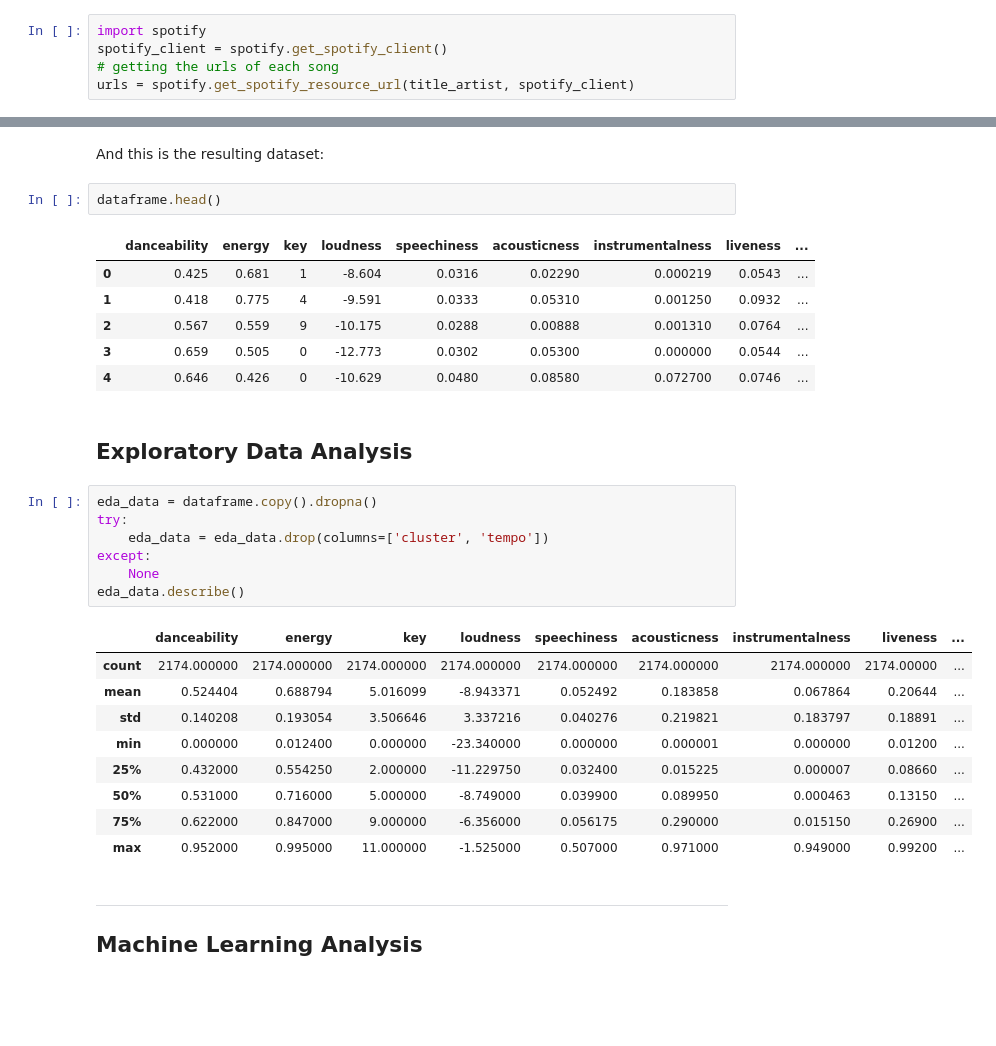
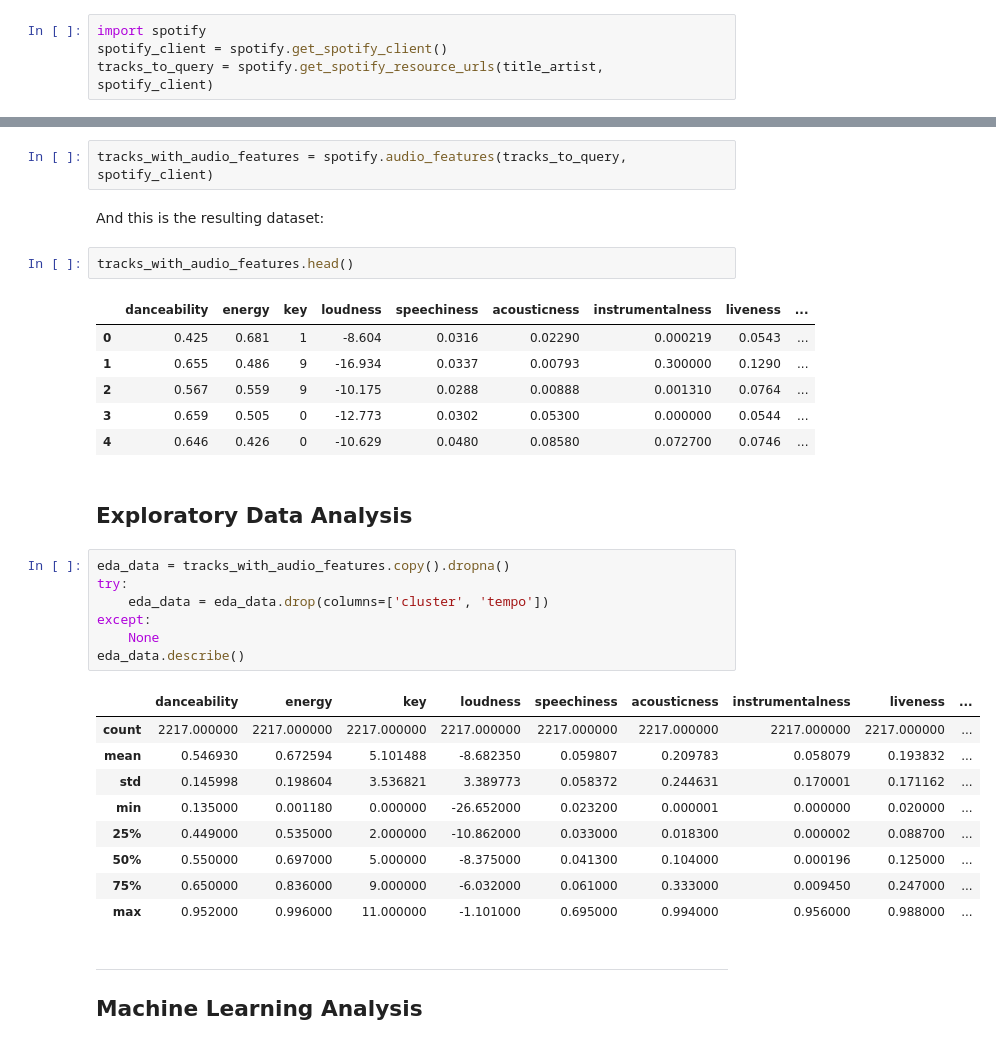
Before and after one commit to uic-cs418/cs418-s20-the-diatonics, a Jupyter notebook: CS418-Project.ipynb, the cells around one changed output, grey strips where cells are left out. Drawn from its saved outputs; the diff is of its cells as text; blank space fills up the shorter version.

```diff
--- a/CS418-Project.ipynb
+++ b/CS418-Project.ipynb
@@ -47,6 +47,5 @@ Next, we take the title/artist strings we generated earlier, and retrieve the co
 # %%
 import spotify
 spotify_client = spotify.get_spotify_client()
-# getting the urls of each song
-urls = spotify.get_spotify_resource_url(title_artist, spotify_client)
+tracks_to_query = spotify.get_spotify_resource_urls(title_artist, spotify_client)
 # %% [output]
@@ -74,33 +70,35 @@ dataframe['title'] = raw_song_data['Song Clean']
+# %%
+tracks_with_audio_features = spotify.audio_features(tracks_to_query, spotify_client)
 # %% [markdown]
 And this is the resulting dataset:
 # %%
-dataframe.head()
+tracks_with_audio_features.head()
 # %% [output]
 |  | danceability | energy | key | loudness | speechiness | acousticness | instrumentalness | liveness | ... |
 | 0 | 0.425 | 0.681 | 1 | -8.604 | 0.0316 | 0.02290 | 0.000219 | 0.0543 | ... |
-| 1 | 0.418 | 0.775 | 4 | -9.591 | 0.0333 | 0.05310 | 0.001250 | 0.0932 | ... |
+| 1 | 0.655 | 0.486 | 9 | -16.934 | 0.0337 | 0.00793 | 0.300000 | 0.1290 | ... |
 | 2 | 0.567 | 0.559 | 9 | -10.175 | 0.0288 | 0.00888 | 0.001310 | 0.0764 | ... |
 | 3 | 0.659 | 0.505 | 0 | -12.773 | 0.0302 | 0.05300 | 0.000000 | 0.0544 | ... |
 | 4 | 0.646 | 0.426 | 0 | -10.629 | 0.0480 | 0.08580 | 0.072700 | 0.0746 | ... |
 # %% [markdown]
 ## Exploratory Data Analysis
 # %%
-eda_data = dataframe.copy().dropna()
+eda_data = tracks_with_audio_features.copy().dropna()
 try:
     eda_data = eda_data.drop(columns=['cluster', 'tempo'])
 except:
     None
 eda_data.describe()
 # %% [output]
 |  | danceability | energy | key | loudness | speechiness | acousticness | instrumentalness | liveness | ... |
-| count | 2174.000000 | 2174.000000 | 2174.000000 | 2174.000000 | 2174.000000 | 2174.000000 | 2174.000000 | 2174.00000 | ... |
-| mean | 0.524404 | 0.688794 | 5.016099 | -8.943371 | 0.052492 | 0.183858 | 0.067864 | 0.20644 | ... |
-| std | 0.140208 | 0.193054 | 3.506646 | 3.337216 | 0.040276 | 0.219821 | 0.183797 | 0.18891 | ... |
-| min | 0.000000 | 0.012400 | 0.000000 | -23.340000 | 0.000000 | 0.000001 | 0.000000 | 0.01200 | ... |
-| 25% | 0.432000 | 0.554250 | 2.000000 | -11.229750 | 0.032400 | 0.015225 | 0.000007 | 0.08660 | ... |
-| 50% | 0.531000 | 0.716000 | 5.000000 | -8.749000 | 0.039900 | 0.089950 | 0.000463 | 0.13150 | ... |
-| 75% | 0.622000 | 0.847000 | 9.000000 | -6.356000 | 0.056175 | 0.290000 | 0.015150 | 0.26900 | ... |
-| max | 0.952000 | 0.995000 | 11.000000 | -1.525000 | 0.507000 | 0.971000 | 0.949000 | 0.99200 | ... |
+| count | 2217.000000 | 2217.000000 | 2217.000000 | 2217.000000 | 2217.000000 | 2217.000000 | 2217.000000 | 2217.000000 | ... |
+| mean | 0.546930 | 0.672594 | 5.101488 | -8.682350 | 0.059807 | 0.209783 | 0.058079 | 0.193832 | ... |
+| std | 0.145998 | 0.198604 | 3.536821 | 3.389773 | 0.058372 | 0.244631 | 0.170001 | 0.171162 | ... |
+| min | 0.135000 | 0.001180 | 0.000000 | -26.652000 | 0.023200 | 0.000001 | 0.000000 | 0.020000 | ... |
+| 25% | 0.449000 | 0.535000 | 2.000000 | -10.862000 | 0.033000 | 0.018300 | 0.000002 | 0.088700 | ... |
+| 50% | 0.550000 | 0.697000 | 5.000000 | -8.375000 | 0.041300 | 0.104000 | 0.000196 | 0.125000 | ... |
+| 75% | 0.650000 | 0.836000 | 9.000000 | -6.032000 | 0.061000 | 0.333000 | 0.009450 | 0.247000 | ... |
+| max | 0.952000 | 0.996000 | 11.000000 | -1.101000 | 0.695000 | 0.994000 | 0.956000 | 0.988000 | ... |
 # %% [markdown]
 ---
 ## Machine Learning Analysis
```
Also changed, not shown: parts of 8 cells of this notebook, 2 other files.
